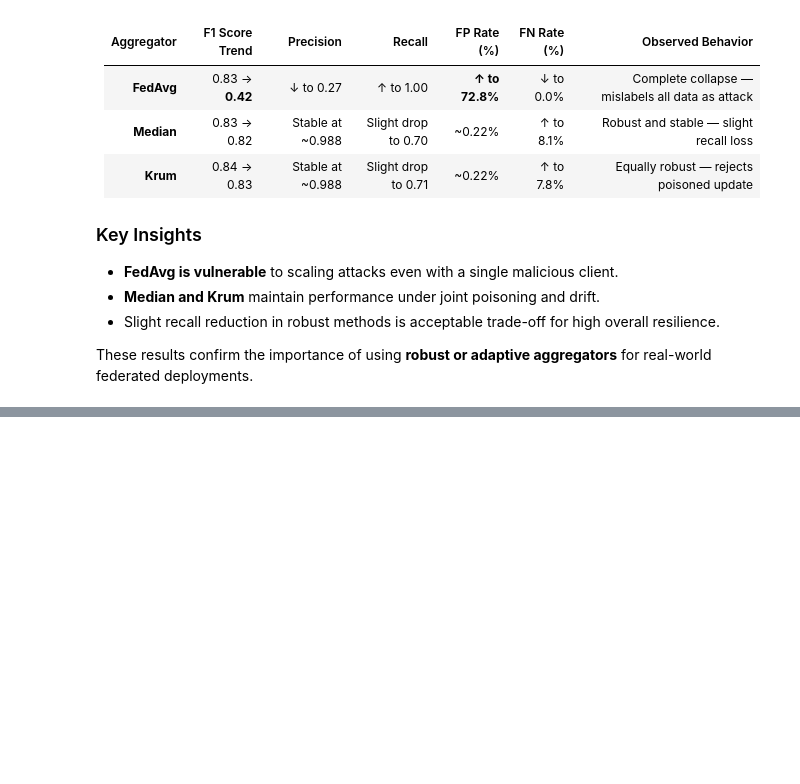
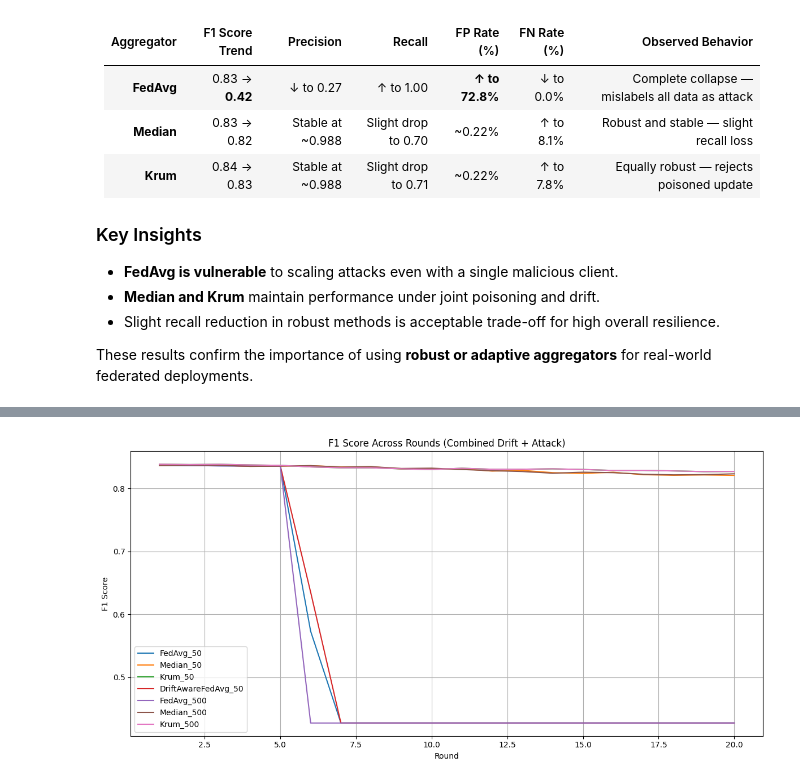
Before and after one commit to aztecx/FL-IDS-Surveillance, a Jupyter notebook: notebooks/06_Combined_defense_strategies.ipynb, the cells around one changed output, grey strips where cells are left out. Saved outputs shown, nothing was run; the diff lists cells and outputs as text; code cells hidden in the pictures; blank space fills up the shorter version.

```diff
--- a/notebooks/06_Combined_defense_strategies.ipynb
+++ b/notebooks/06_Combined_defense_strategies.ipynb
@@ -621,0 +769,19 @@ def run_combined_weighted_fedavg(
+# %%
+krum_extreme = run_combined_with_krum(
+    global_model=global_model,
+    client_dfs=client_dfs,
+    scaler=minmax_scaler,
+    feature_names=feature_cols,
+    X_test_scaled=X_test_scaled,
+    y_true=y_true,
+    poisoned_clients=["client_3"],
+    drifted_clients=["client_4"],
+    attack_type="scaling",
+    scale_factor=500,
+    drift_features=drift_features,
+    drift_factors=drift_factors,
+    threshold=0.000639,
+    num_rounds=20,
+    attack_start=6,
+    verbose=True
+)
@@ -621,0 +873,24 @@ def run_combined_weighted_fedavg(
+# %%
+import matplotlib.pyplot as plt
+
+# === Group by strategy ===
+strategies_to_plot = [
+    "FedAvg_50", "Median_50", "Krum_50",
+    "DriftAwareFedAvg_50",
+    "FedAvg_500", "Median_500", "Krum_500"
+]
+
+plt.figure(figsize=(12, 6))
+for strategy in strategies_to_plot:
+    subset = combined_summary[combined_summary["Strategy"] == strategy]
+    plt.plot(subset["Round"], subset["F1"], label=strategy)
+
+plt.title("F1 Score Across Rounds (Combined Drift + Attack)")
+plt.xlabel("Round")
+plt.ylabel("F1 Score")
+plt.legend()
+plt.grid(True)
+plt.tight_layout()
+plt.show()
+# %% [output]
+[figure, added]
```
Also changed, not shown: parts of 9 cells of this notebook, 1 other file.
